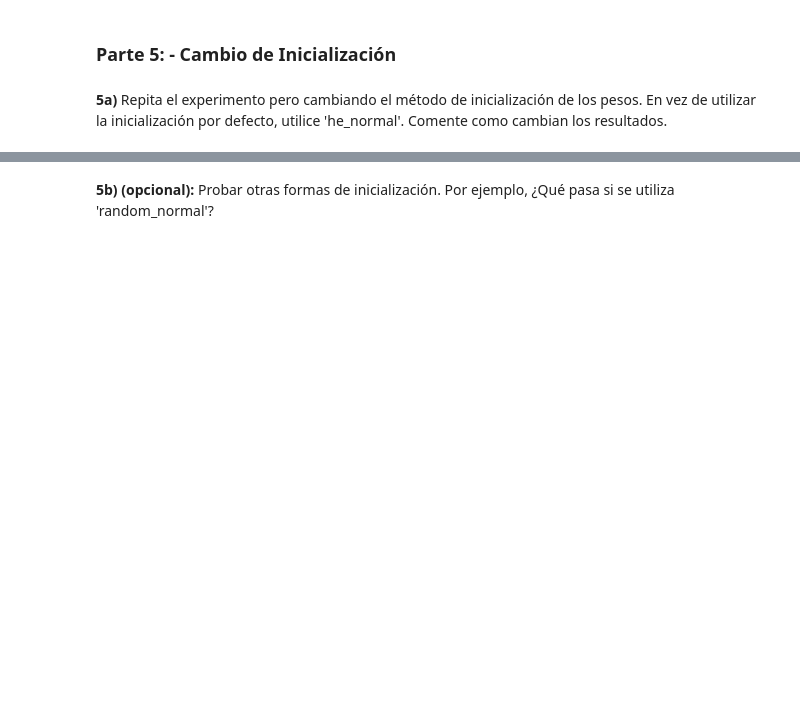
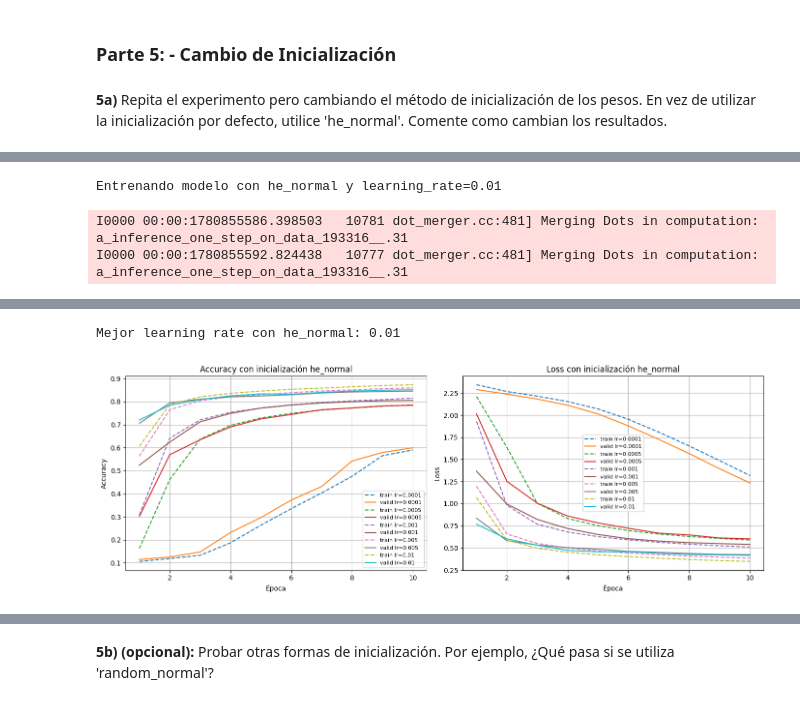
Before and after one commit to srodriguez-lefebre/Machine-Learning-Notebooks, a Jupyter notebook: 6TAA_Fashion-MNIST.ipynb, the cells around one changed output, grey strips where cells are left out. Drawn from its saved outputs; the diff is of its cells as text; code cells hidden in the pictures; blank space fills up the shorter version.

```diff
--- a/6TAA_Fashion-MNIST.ipynb
+++ b/6TAA_Fashion-MNIST.ipynb
@@ -224,3 +405,78 @@ Entrene el modelo generado en la parte anterior durante 10 épocas para los sigu
 ### Parte 5: - Cambio de Inicialización
 # %% [markdown]
 **5a)** Repita el experimento pero cambiando el método de inicialización de los pesos. En vez de utilizar la inicialización por defecto, utilice 'he_normal'. Comente como cambian los resultados.
+# %%
+# 5a.
+he_histories = {}
+he_results = []
+
+for learning_rate in learning_rates:
+    keras.utils.set_random_seed(42)
+
+    he_model = fully_connected_model(
+        input_shape=X_train.shape[1:],
+        n_hiddens=20,
+        n_neurons=100,
+        activation="relu",
+        optimizer="sgd",
+        learning_rate=learning_rate,
+        kernel_initializer="he_normal",
+    )
+
+    print(f"Entrenando modelo con he_normal y learning_rate={learning_rate:g}")
+    history = he_model.fit(
+        X_train,
+        y_train,
+        epochs=10,
+        batch_size=128,
+        validation_data=(X_valid, y_valid),
+        verbose=0,
+    )
+
+    he_histories[learning_rate] = history
+    he_results.append(
+        {
+            "learning_rate": learning_rate,
+            "train_loss": history.history["loss"][-1],
+            "train_accuracy": history.history["accuracy"][-1],
+            "valid_loss": history.history["val_loss"][-1],
+            "valid_accuracy": history.history["val_accuracy"][-1],
+        }
+    )
+
+he_results_df = pd.DataFrame(he_results).sort_values(
+    "valid_accuracy",
+    ascending=False,
+)
+best_he_learning_rate = he_results_df.iloc[0]["learning_rate"]
+
+display(he_results_df)
+print(f"Mejor learning rate con he_normal: {best_he_learning_rate:g}")
+
+fig, axes = plt.subplots(1, 2, figsize=(14, 5))
+
+for learning_rate, history in he_histories.items():
+    epochs = range(1, len(history.history["accuracy"]) + 1)
+    label = f"lr={learning_rate:g}"
+
+    axes[0].plot(epochs, history.history["accuracy"], linestyle="--", label=f"train {label}")
+    axes[0].plot(epochs, history.history["val_accuracy"], label=f"valid {label}")
+
+    axes[1].plot(epochs, history.history["loss"], linestyle="--", label=f"train {label}")
+    axes[1].plot(epochs, history.history["val_loss"], label=f"valid {label}")
+
+axes[0].set_title("Accuracy con inicialización he_normal")
+axes[0].set_xlabel("Época")
+axes[0].set_ylabel("Accuracy")
+
+axes[1].set_title("Loss con inicialización he_normal")
+axes[1].set_xlabel("Época")
+axes[1].set_ylabel("Loss")
+
+for ax in axes:
+    ax.grid(True)
+    ax.legend(fontsize=8)
+
+plt.tight_layout()
+plt.show()
+# %% [output]
@@ -226,0 +495,3 @@ Entrene el modelo generado en la parte anterior durante 10 épocas para los sigu
+Entrenando modelo con he_normal y learning_rate=0.01
+I0000 00:00:1780855586.398503   10781 dot_merger.cc:481] Merging Dots in computation: a_inference_one_step_on_data_193316__.31
+I0000 00:00:1780855592.824438   10777 dot_merger.cc:481] Merging Dots in computation: a_inference_one_step_on_data_193316__.31
@@ -226,0 +504,2 @@ Entrene el modelo generado en la parte anterior durante 10 épocas para los sigu
+Mejor learning rate con he_normal: 0.01
+[figure, added]
```
Also changed, not shown: parts of 31 cells of this notebook.
